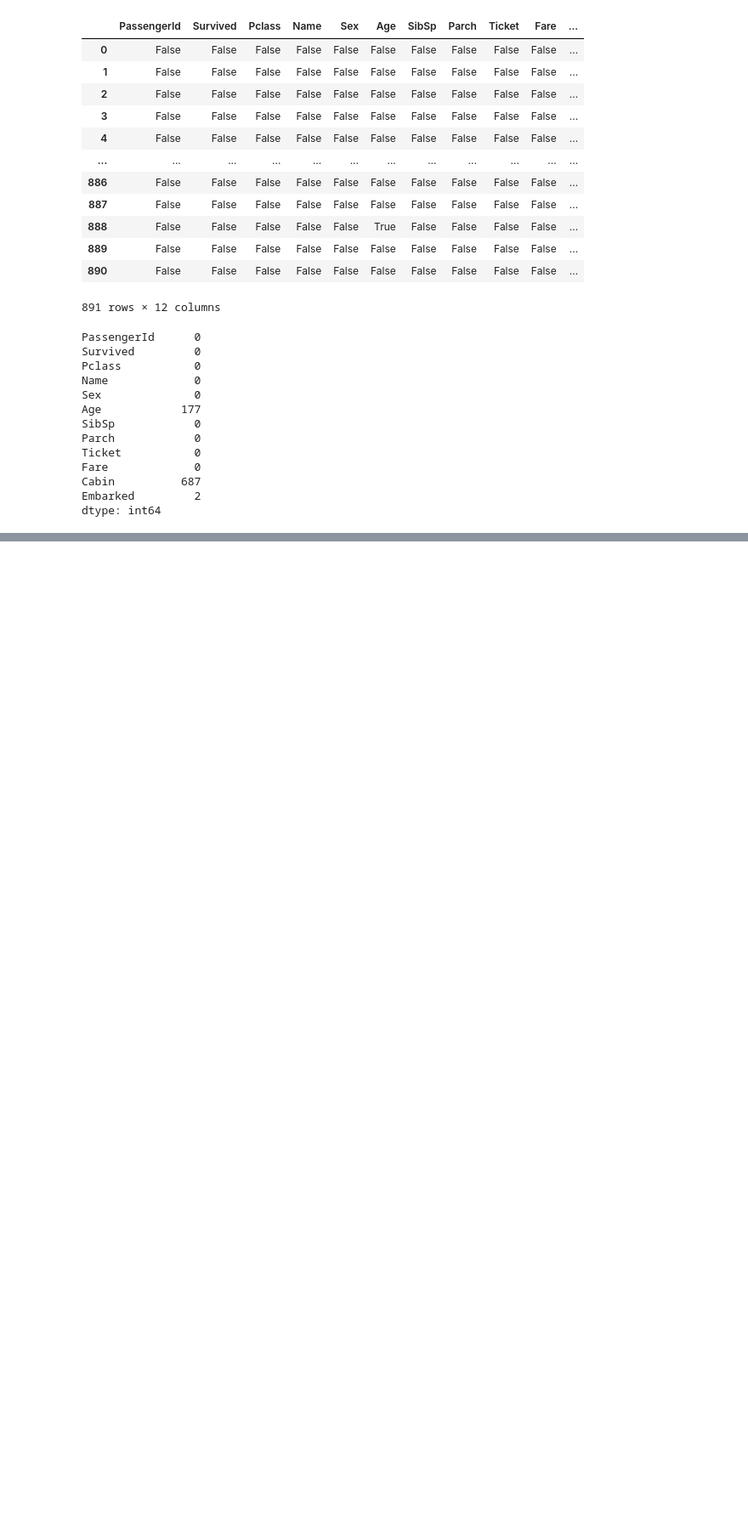
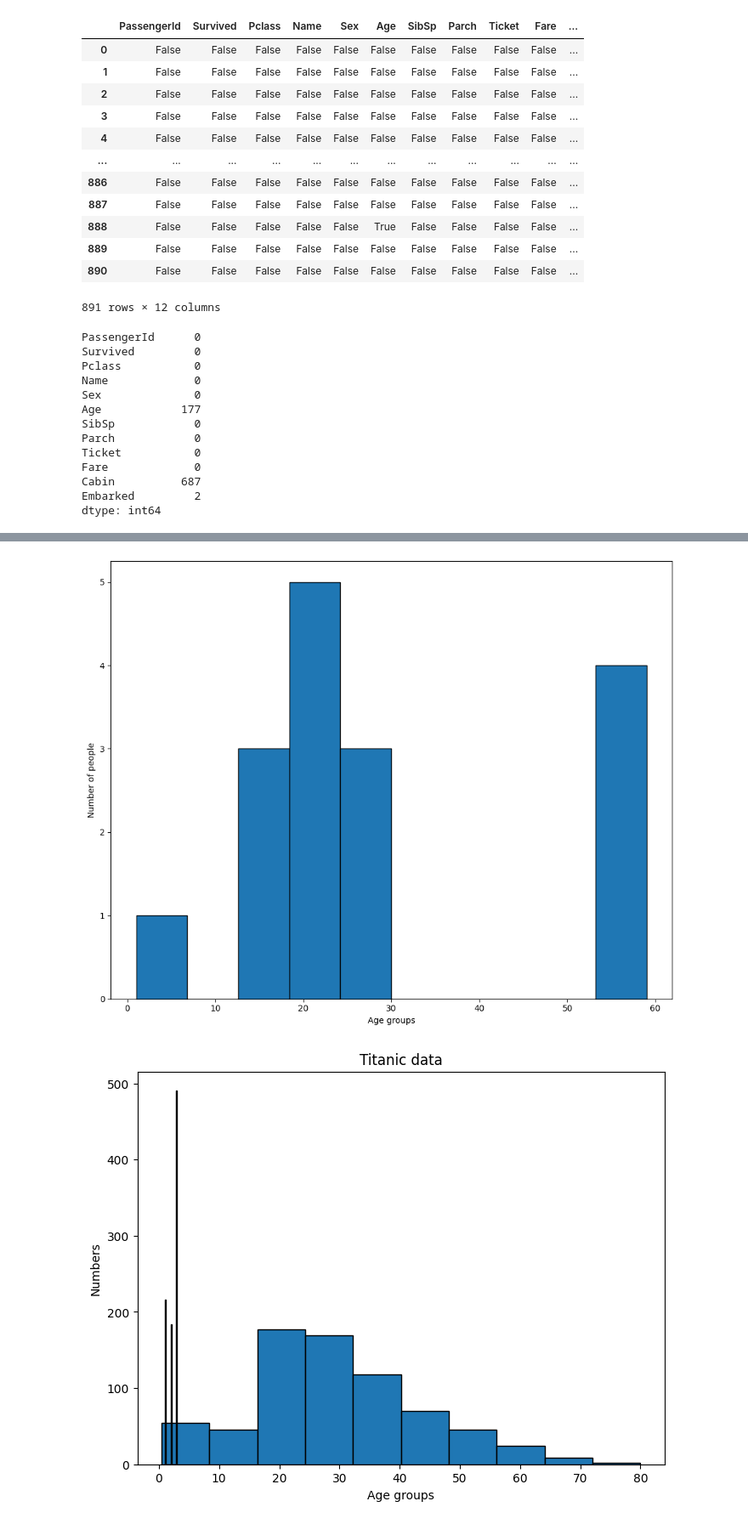
Before and after one commit to DavidFodor20/ML_Projects, a Jupyter notebook: Learning/Week1.ipynb, the cells around one changed output, grey strips where cells are left out. Shown at 85% size. Cells and saved outputs as stored; diff of their text form; code cells hidden in the pictures; blank space fills up the shorter version.

```diff
--- a/Learning/Week1.ipynb
+++ b/Learning/Week1.ipynb
@@ -284,0 +370,27 @@ dtype: int64
+# %%
+#histogram
+import pandas as pd
+aggs=[18,18,18,19,20,1,22,23,24,25,26,27,55,56,57,59]
+plt.figure(figsize=(10,8))
+plt.xlabel("Age groups")
+plt.ylabel("Number of people")
+plt.hist(aggs, bins=10, edgecolor='black' )
+plt.tight_layout()
+plt.show()
+
+
+
+data=pd.read_csv("train.csv")
+data
+data_solid=data[['Pclass', 'Age']]
+data_solid
+
+plt.figure(figsize=(8,6))
+plt.xlabel("Age groups")
+plt.ylabel("Numbers")
+plt.hist(data_solid['Age'], bins=10, edgecolor='black')
+plt.title("Titanic data")
+plt.show()
+# %% [output]
+[figure, added]
+[figure, added]
```
Also changed, not shown: parts of 11 cells of this notebook.
